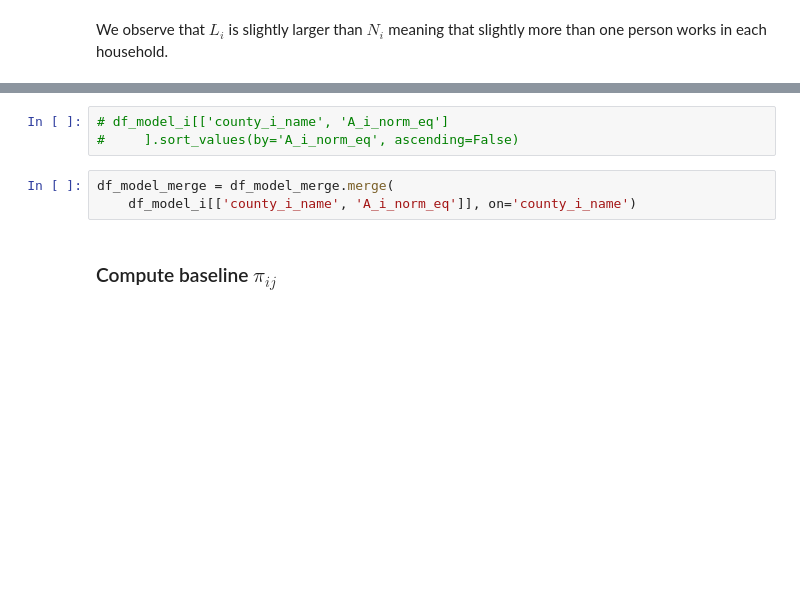
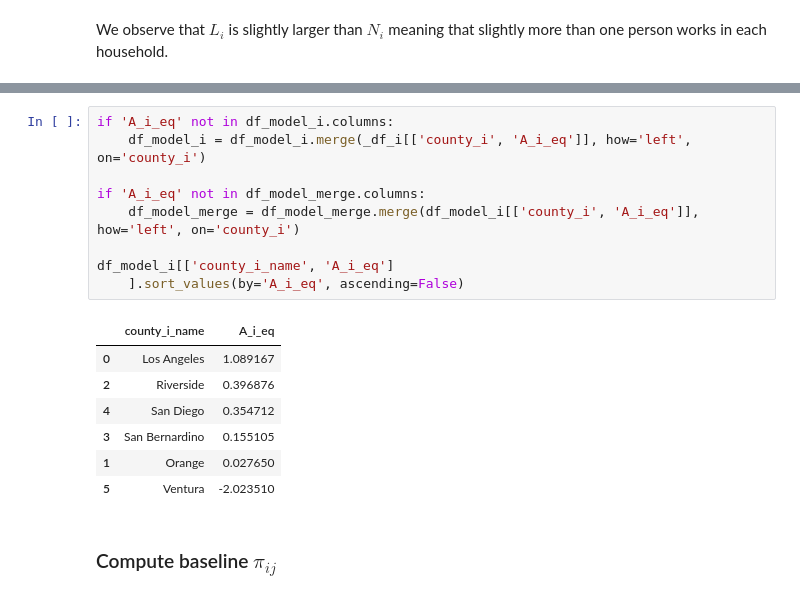
Before and after one commit to nguyena607/spatial_econ_pset_1, a Jupyter notebook: solver.ipynb, the cells around one changed output, grey strips where cells are left out. Cells and saved outputs as stored; diff of their text form; blank space fills up the shorter version.

```diff
--- a/solver.ipynb
+++ b/solver.ipynb
@@ -286,9 +306,20 @@ if 'A_i_eq' not in df_model_i.columns:
-# %%
-# df_model_i[['county_i_name', 'A_i_norm_eq']
-#     ].sort_values(by='A_i_norm_eq', ascending=False)
-# %%
-df_model_merge = df_model_merge.merge(
-    df_model_i[['county_i_name', 'A_i_norm_eq']], on='county_i_name')
+# %%
+if 'A_i_eq' not in df_model_i.columns:
+    df_model_i = df_model_i.merge(_df_i[['county_i', 'A_i_eq']], how='left', on='county_i')
+
+if 'A_i_eq' not in df_model_merge.columns:
+    df_model_merge = df_model_merge.merge(df_model_i[['county_i', 'A_i_eq']], how='left', on='county_i')
+
+df_model_i[['county_i_name', 'A_i_eq']
+    ].sort_values(by='A_i_eq', ascending=False)
+# %% [output]
+|  | county_i_name | A_i_eq |
+| 0 | Los Angeles | 1.089167 |
+| 2 | Riverside | 0.396876 |
+| 4 | San Diego | 0.354712 |
+| 3 | San Bernardino | 0.155105 |
+| 1 | Orange | 0.027650 |
+| 5 | Ventura | -2.023510 |
 # %% [markdown]
 ### Compute baseline $\pi_{ij}$
 # %% [markdown]
```
Also changed, not shown: parts of 18 cells of this notebook, 12 other files.
